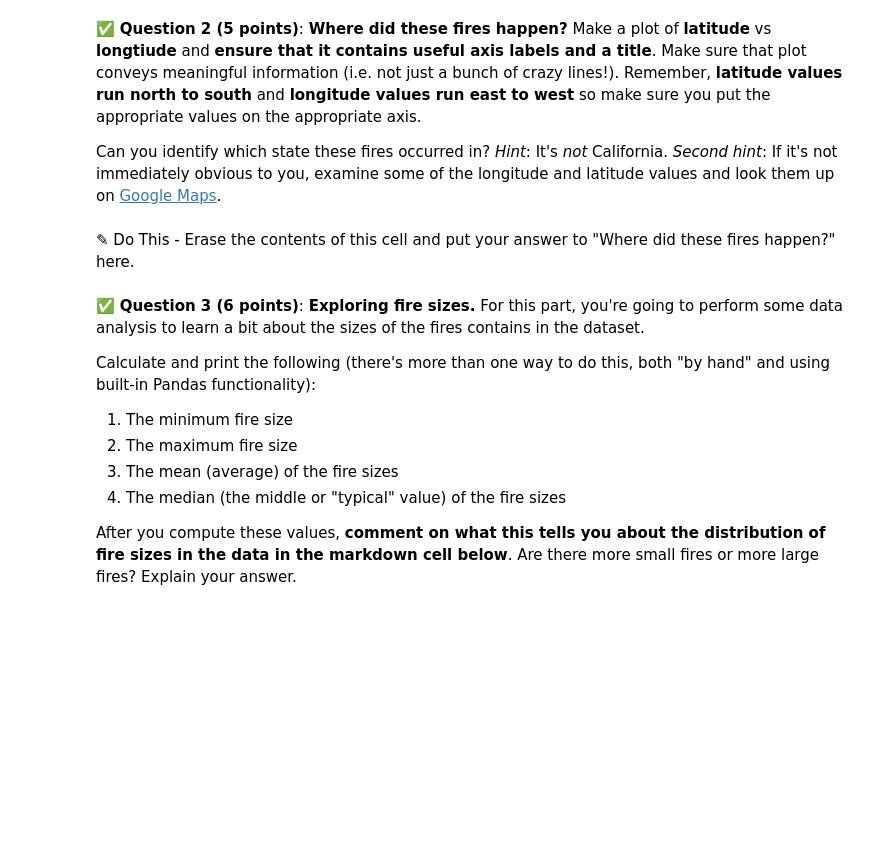
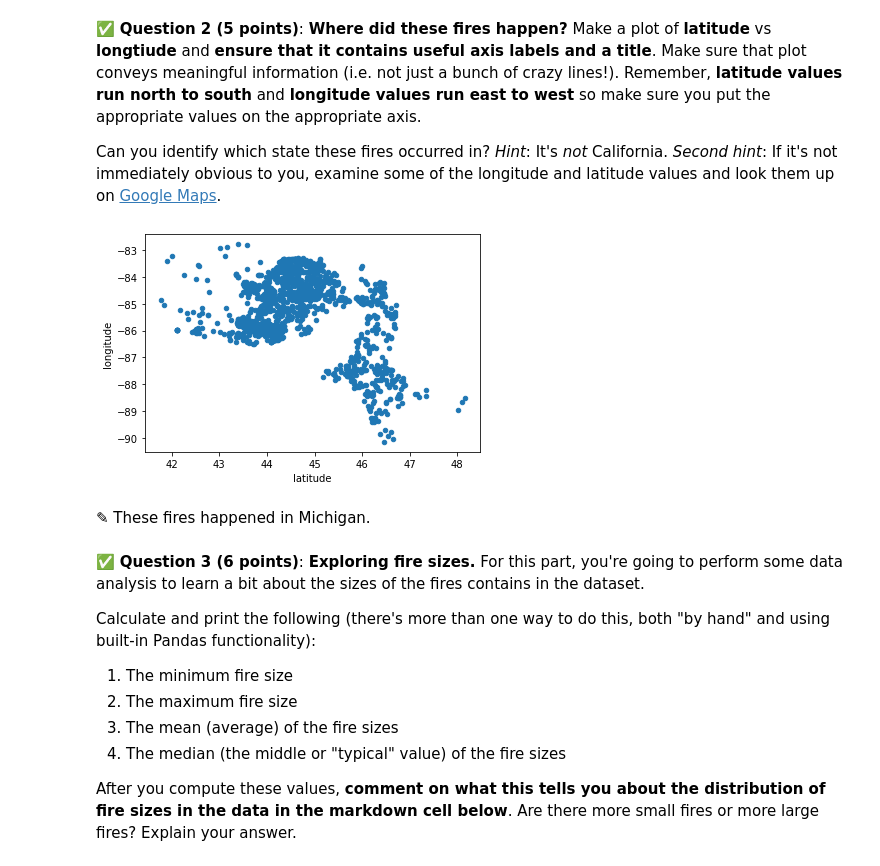
Before and after one commit to austynoberlin/cmse202-s21-turnin, a Jupyter notebook: hw-02/HW-02_PandasReviewAndPythonObjects-STUDENT.ipynb, the cells around one changed output. Cells and saved outputs as stored; diff of their text form; code cells hidden in the pictures; blank space fills up the shorter version.

```diff
--- a/hw-02/HW-02_PandasReviewAndPythonObjects-STUDENT.ipynb
+++ b/hw-02/HW-02_PandasReviewAndPythonObjects-STUDENT.ipynb
@@ -72,2 +81,5 @@ Remember, CSV stands for "comma-separated values".
 # %%
 # Put your code here
+import pandas as pd
+fires = pd.read_csv('fires.csv')
+fires
@@ -80,5 +112,12 @@ Can you identify which state these fires occurred in? *Hint*: It's _not_ Califor
-# %% [markdown]
-<font size=+3>&#9998;</font> Do This - Erase the contents of this cell and put your answer to "Where did these fires happen?" here.
+# %%
+### Put your code here
+import matplotlib.pyplot as plt
+fires.plot(x='latitude', y='longitude', kind='scatter')
+plt.show()
+# %% [output]
+[figure, added]
+# %% [markdown]
+<font size=+3>&#9998;</font> These fires happened in Michigan.
 # %% [markdown]
 &#9989; **Question 3 (6 points)**: **Exploring fire sizes.** For this part, you're going to perform some data analysis to learn a bit about the sizes of the fires contains in the dataset.
 
```
Also changed, not shown: parts of 18 cells of this notebook.
